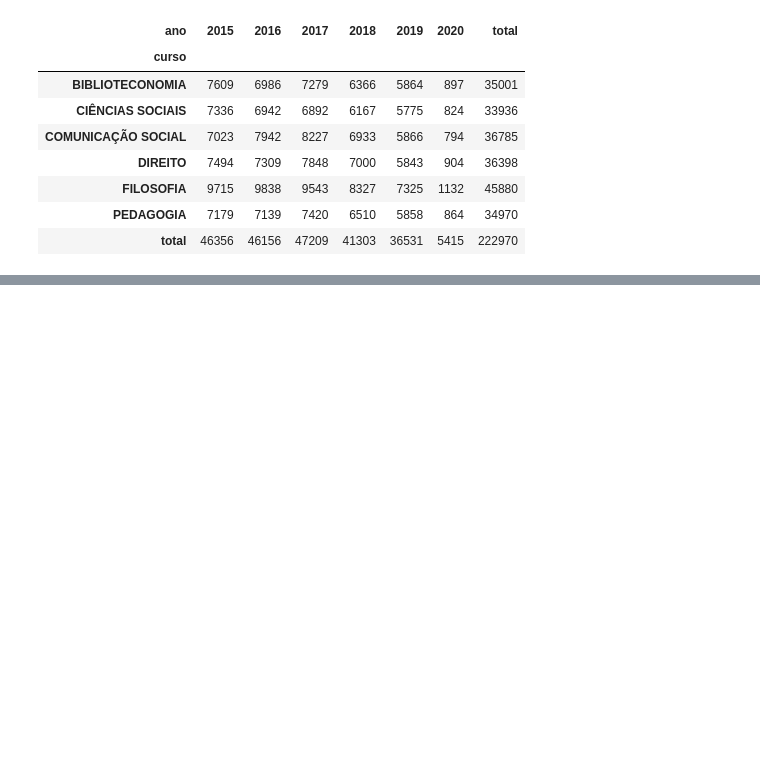
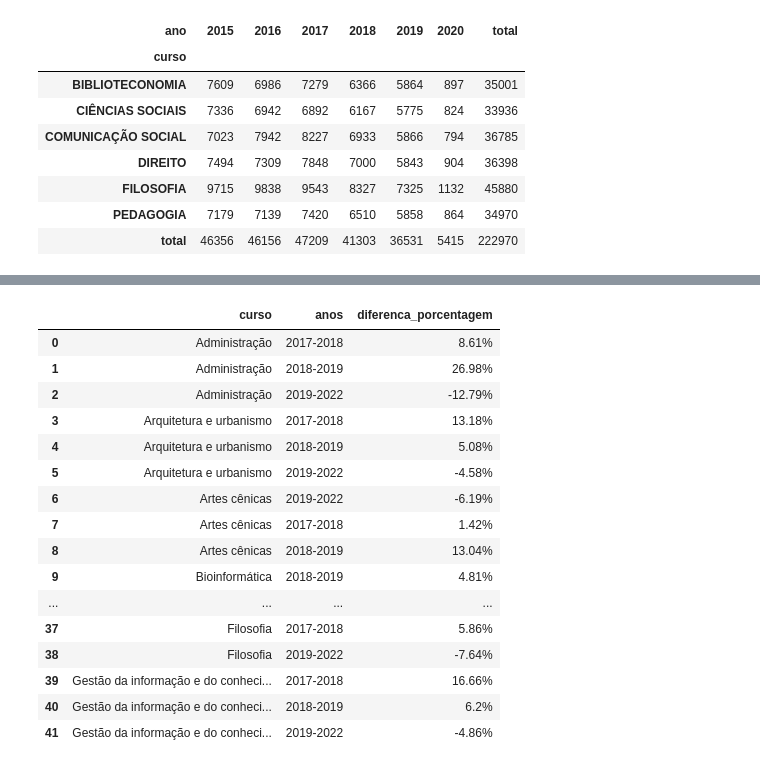
Before and after one commit to luiizsps/ufrn_library, a Jupyter notebook: ufrn_library.ipynb, the cells around one changed output, grey strips where cells are left out. Saved outputs shown, nothing was run; the diff lists cells and outputs as text; code cells hidden in the pictures; blank space fills up the shorter version.

```diff
--- a/ufrn_library.ipynb
+++ b/ufrn_library.ipynb
@@ -961,0 +1068,4 @@ table
+# %%
+# sort the values of course column alphabetically
+diff_df_course_values = sorted(diff_df["curso"].unique())
+diff_df_course_values
@@ -961,0 +1087,4 @@ table
+# %%
+# sort the rows by the values of course column alphabetically
+prediction_df = prediction_df.sort_values(by="curso").reset_index(drop=True)
+prediction_df
@@ -961,0 +1107,3 @@ table
+# %%
+prediction_df["curso"] = diff_df_course_values
+prediction_df
@@ -961,0 +1144,16 @@ table
+# %%
+diff_year_dict = {
+        "curso":[],
+        "anos":[],
+        "diferenca_porcentagem": []
+    }
+
+for course in list(course_year_loans_df["curso"].unique()):
+    loans_year = int(course_year_loans_df[(course_year_loans_df["curso"] == course) & (course_year_loans_df["ano"] == 2019)]["emprestimos"].values[0])
+    loans_next_year = int(prediction_df[prediction_df["curso"] == course]["previsao_2022"].values[0])
+    diff_year_dict["diferenca_porcentagem"].append(round(((loans_year-loans_next_year)/loans_year)*100, 2))
+    diff_year_dict["curso"].append(course)
+    diff_year_dict["anos"].append(f"{2019}-{2022}")
+
+diff_df_19_22 = pd.DataFrame(diff_year_dict)
+diff_df_19_22
@@ -961,0 +1176,23 @@ table
+# %%
+diff_df = pd.concat([diff_df, diff_df_19_22], ignore_index=True)
+diff_df = diff_df.sort_values(by="curso").reset_index(drop=True)
+diff_df["diferenca_porcentagem"] = diff_df["diferenca_porcentagem"].apply(lambda x: str(x)+"%")
+diff_df
+# %% [output]
+|  | curso | anos | diferenca_porcentagem |
+| 0 | Administração | 2017-2018 | 8.61% |
+| 1 | Administração | 2018-2019 | 26.98% |
+| 2 | Administração | 2019-2022 | -12.79% |
+| 3 | Arquitetura e urbanismo | 2017-2018 | 13.18% |
+| 4 | Arquitetura e urbanismo | 2018-2019 | 5.08% |
+| 5 | Arquitetura e urbanismo | 2019-2022 | -4.58% |
+| 6 | Artes cênicas | 2019-2022 | -6.19% |
+| 7 | Artes cênicas | 2017-2018 | 1.42% |
+| 8 | Artes cênicas | 2018-2019 | 13.04% |
+| 9 | Bioinformática | 2018-2019 | 4.81% |
+| ... | ... | ... | ... |
+| 37 | Filosofia | 2017-2018 | 5.86% |
+| 38 | Filosofia | 2019-2022 | -7.64% |
+| 39 | Gestão da informação e do conheci... | 2017-2018 | 16.66% |
+| 40 | Gestão da informação e do conheci... | 2018-2019 | 6.2% |
+| 41 | Gestão da informação e do conheci... | 2019-2022 | -4.86% |
```
Also changed, not shown: parts of 15 cells of this notebook, 1 other file.
